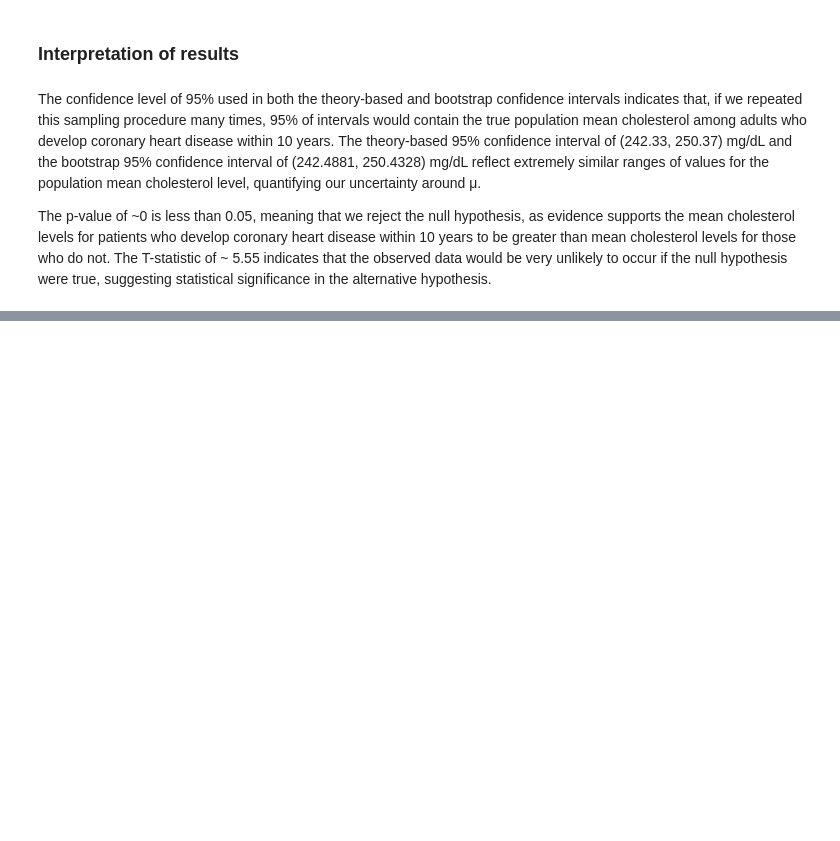
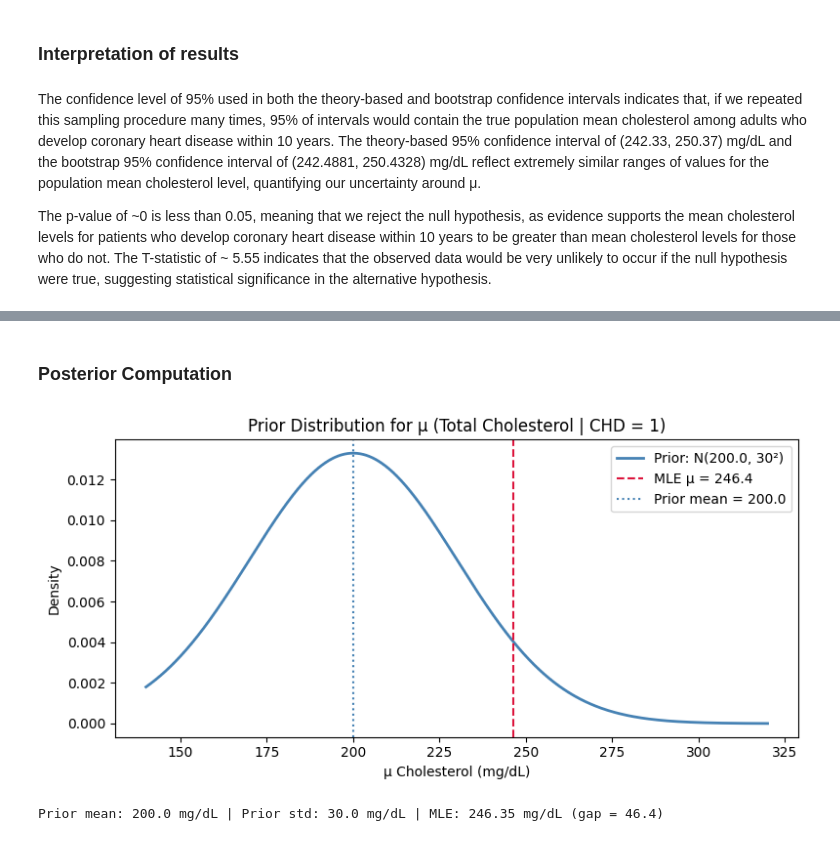
Before and after one commit to stefanregalia/Inf-Pred-Project, a Jupyter notebook: pipeline.ipynb, the cells around one changed output, grey strips where cells are left out. Drawn from its saved outputs; the diff is of its cells as text; code cells hidden in the pictures; blank space fills up the shorter version.

```diff
--- a/pipeline.ipynb
+++ b/pipeline.ipynb
@@ -265,0 +278,17 @@ The p-value of ~0 is less than 0.05, meaning that we reject the null hypothesis,
+# %% [markdown]
+### Posterior Computation
+# %%
+sigma = chol_chd.std(ddof=0)  # known sigma (MLE estimate)
+mu_0, tau_0 = 200.0, 30.0
+
+mu_range = np.linspace(140, 320, 1000)
+plt.figure(figsize=(8, 4))
+plt.plot(mu_range, norm.pdf(mu_range, mu_0, tau_0), color='steelblue', lw=2, label=f'Prior: N({mu_0}, {int(tau_0)}²)')
+plt.axvline(mu_mle, color='crimson',   linestyle='--', label=f'MLE μ = {mu_mle:.1f}')
+plt.axvline(mu_0,   color='steelblue', linestyle=':',  label=f'Prior mean = {mu_0}')
+plt.title('Prior Distribution for μ (Total Cholesterol | CHD = 1)')
+plt.xlabel('μ Cholesterol (mg/dL)'); plt.ylabel('Density'); plt.legend(); plt.tight_layout(); plt.show()
+print(f"Prior mean: {mu_0} mg/dL | Prior std: {tau_0} mg/dL | MLE: {mu_mle:.2f} mg/dL (gap = {mu_mle - mu_0:.1f})")
+# %% [output]
+[figure, added]
+Prior mean: 200.0 mg/dL | Prior std: 30.0 mg/dL | MLE: 246.35 mg/dL (gap = 46.4)
```
Also changed, not shown: parts of 9 cells of this notebook, 1 other file.
